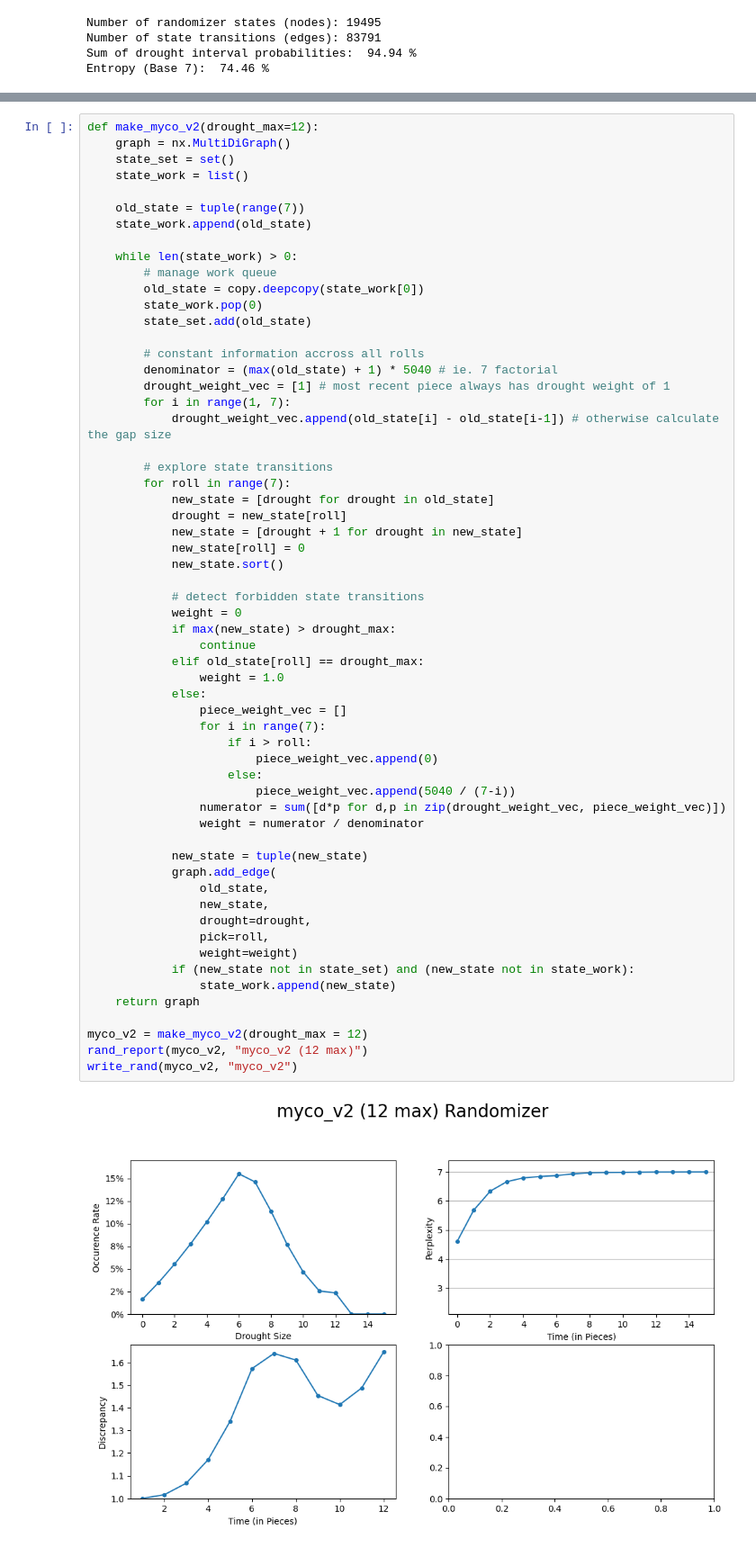
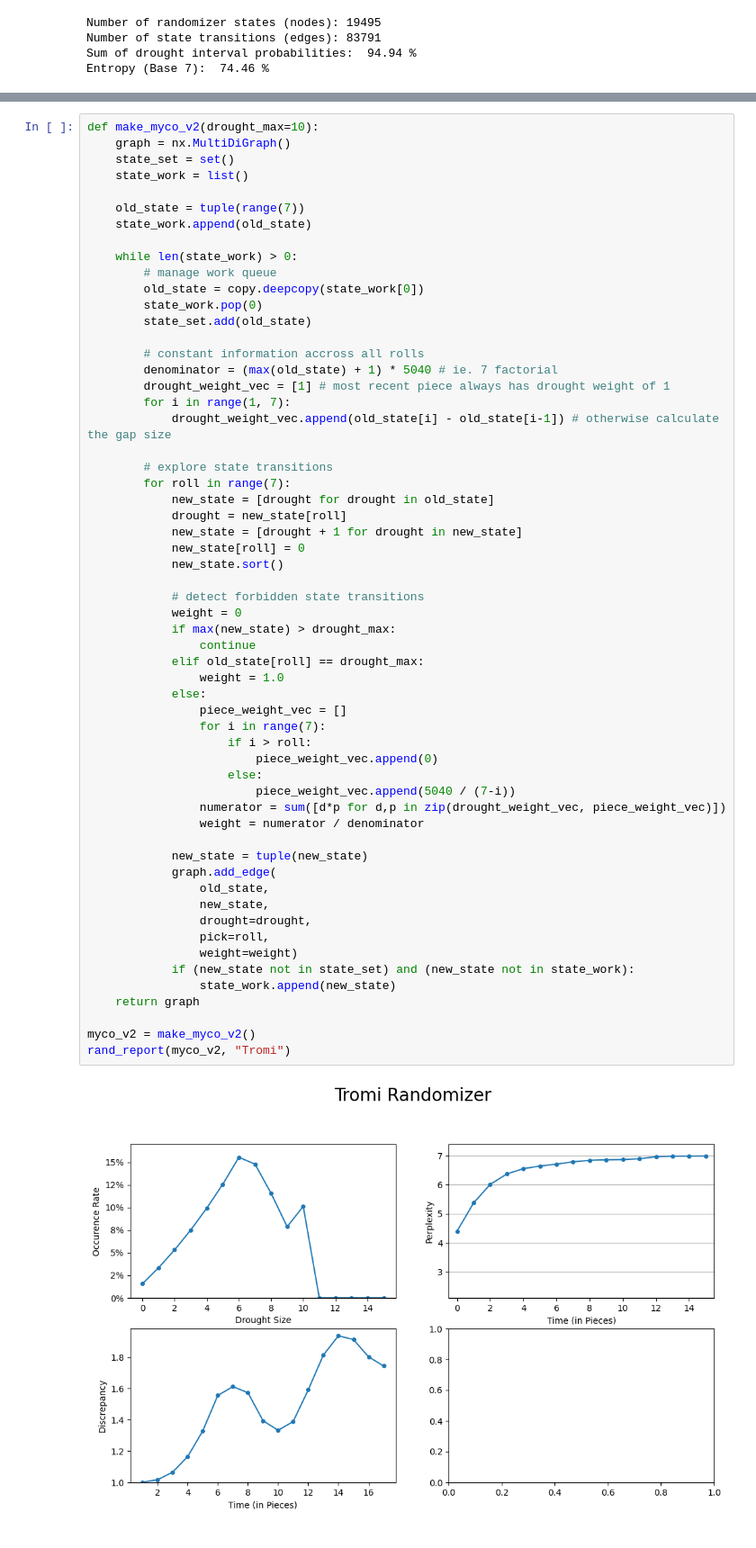
Before and after one commit to ericjtaylor/new_bags, a Jupyter notebook: new_bag.ipynb, the cells around one changed output, grey strips where cells are left out. Shown at 90% size. Saved outputs shown, nothing was run; the diff lists cells and outputs as text.

```diff
--- a/new_bag.ipynb
+++ b/new_bag.ipynb
@@ -2284,5 +2370,5 @@ myco's second take an an algorith:
 # %%
-def make_myco_v2(drought_max=12):
+def make_myco_v2(drought_max=10):
     graph = nx.MultiDiGraph()
     state_set = set()
     state_work = list()
@@ -2311,34 +2397,33 @@ def make_myco_v2(drought_max=12):
             new_state.sort()
 
             # detect forbidden state transitions
             weight = 0
             if max(new_state) > drought_max:
                 continue
             elif old_state[roll] == drought_max:
                 weight = 1.0
             else:
                 piece_weight_vec = []
                 for i in range(7):
                     if i > roll:
                         piece_weight_vec.append(0)
                     else:
                         piece_weight_vec.append(5040 / (7-i))
                 numerator = sum([d*p for d,p in zip(drought_weight_vec, piece_weight_vec)])
                 weight = numerator / denominator
 
             new_state = tuple(new_state)
             graph.add_edge(
                 old_state,
                 new_state,
                 drought=drought,
                 pick=roll,
                 weight=weight)
             if (new_state not in state_set) and (new_state not in state_work):
                 state_work.append(new_state)
     return graph
 
-myco_v2 = make_myco_v2(drought_max = 12)
-rand_report(myco_v2, "myco_v2 (12 max)")
-write_rand(myco_v2, "myco_v2")
+myco_v2 = make_myco_v2()
+rand_report(myco_v2, "Tromi")
 # %% [output]
-[figure, old version]
+[figure, new version]
```
Also changed, not shown: parts of 56 cells of this notebook.
